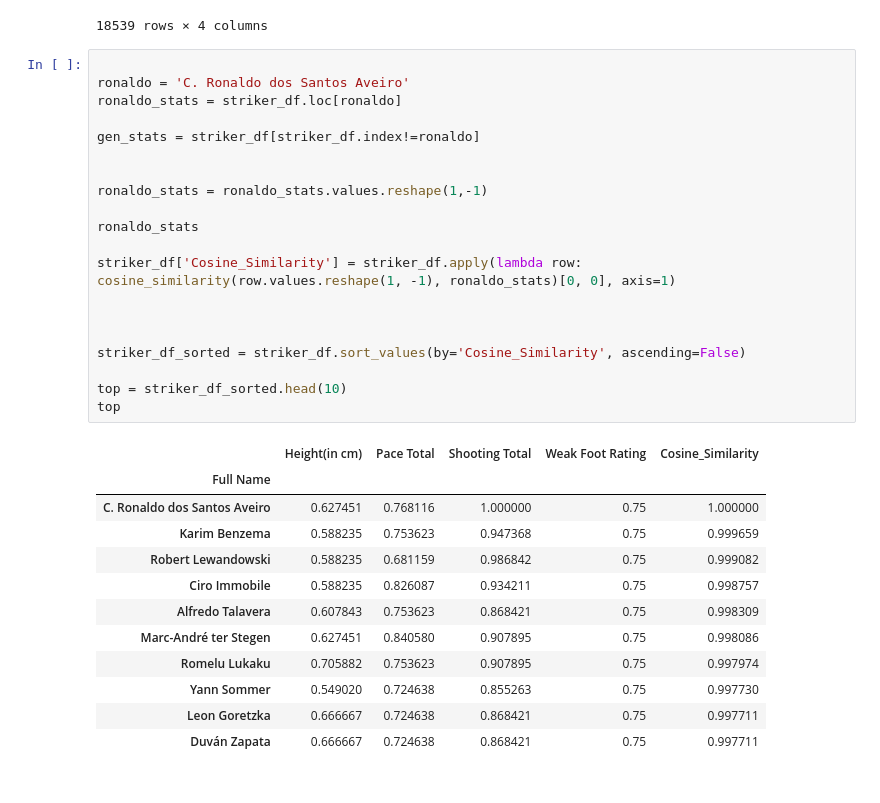
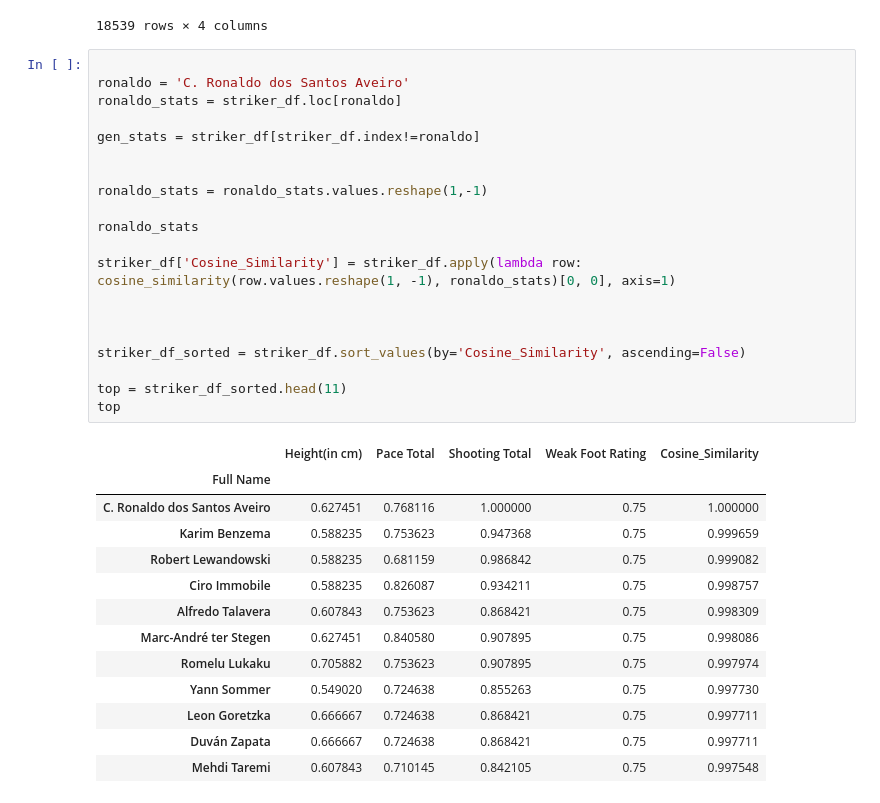
Before and after one commit to chiefotto/inst414asm3, a Jupyter notebook: main.ipynb, the cells around one changed output. Drawn from its saved outputs; the diff is of its cells as text.

```diff
--- a/main.ipynb
+++ b/main.ipynb
@@ -57,34 +59,35 @@ striker_df
 ronaldo = 'C. Ronaldo dos Santos Aveiro'
 ronaldo_stats = striker_df.loc[ronaldo]
 
 gen_stats = striker_df[striker_df.index!=ronaldo]
 
 
 ronaldo_stats = ronaldo_stats.values.reshape(1,-1)
 
 ronaldo_stats
 
 striker_df['Cosine_Similarity'] = striker_df.apply(lambda row: cosine_similarity(row.values.reshape(1, -1), ronaldo_stats)[0, 0], axis=1)
 
 
 
 striker_df_sorted = striker_df.sort_values(by='Cosine_Similarity', ascending=False)
 
-top = striker_df_sorted.head(10)
+top = striker_df_sorted.head(11)
 top
 # %% [output]
 |  | Height(in cm) | Pace Total | Shooting Total | Weak Foot Rating | Cosine_Similarity |
 | Full Name |  |  |  |  |  |
 | C. Ronaldo dos Santos Aveiro | 0.627451 | 0.768116 | 1.000000 | 0.75 | 1.000000 |
 | Karim Benzema | 0.588235 | 0.753623 | 0.947368 | 0.75 | 0.999659 |
 | Robert Lewandowski | 0.588235 | 0.681159 | 0.986842 | 0.75 | 0.999082 |
 | Ciro Immobile | 0.588235 | 0.826087 | 0.934211 | 0.75 | 0.998757 |
 | Alfredo Talavera | 0.607843 | 0.753623 | 0.868421 | 0.75 | 0.998309 |
 | Marc-André ter Stegen | 0.627451 | 0.840580 | 0.907895 | 0.75 | 0.998086 |
 | Romelu Lukaku | 0.705882 | 0.753623 | 0.907895 | 0.75 | 0.997974 |
 | Yann Sommer | 0.549020 | 0.724638 | 0.855263 | 0.75 | 0.997730 |
 | Leon Goretzka | 0.666667 | 0.724638 | 0.868421 | 0.75 | 0.997711 |
 | Duván Zapata | 0.666667 | 0.724638 | 0.868421 | 0.75 | 0.997711 |
+| Mehdi Taremi | 0.607843 | 0.710145 | 0.842105 | 0.75 | 0.997548 |
 # %%
 passing_attr = ['Passing Total','Crossing','Curve','LongPassing','Short Passing']
 passing_df = (df[passing_attr]-df[passing_attr].min())/(df[passing_attr].max()-df[passing_attr].min())
```
Also changed, not shown: parts of 3 cells of this notebook.
